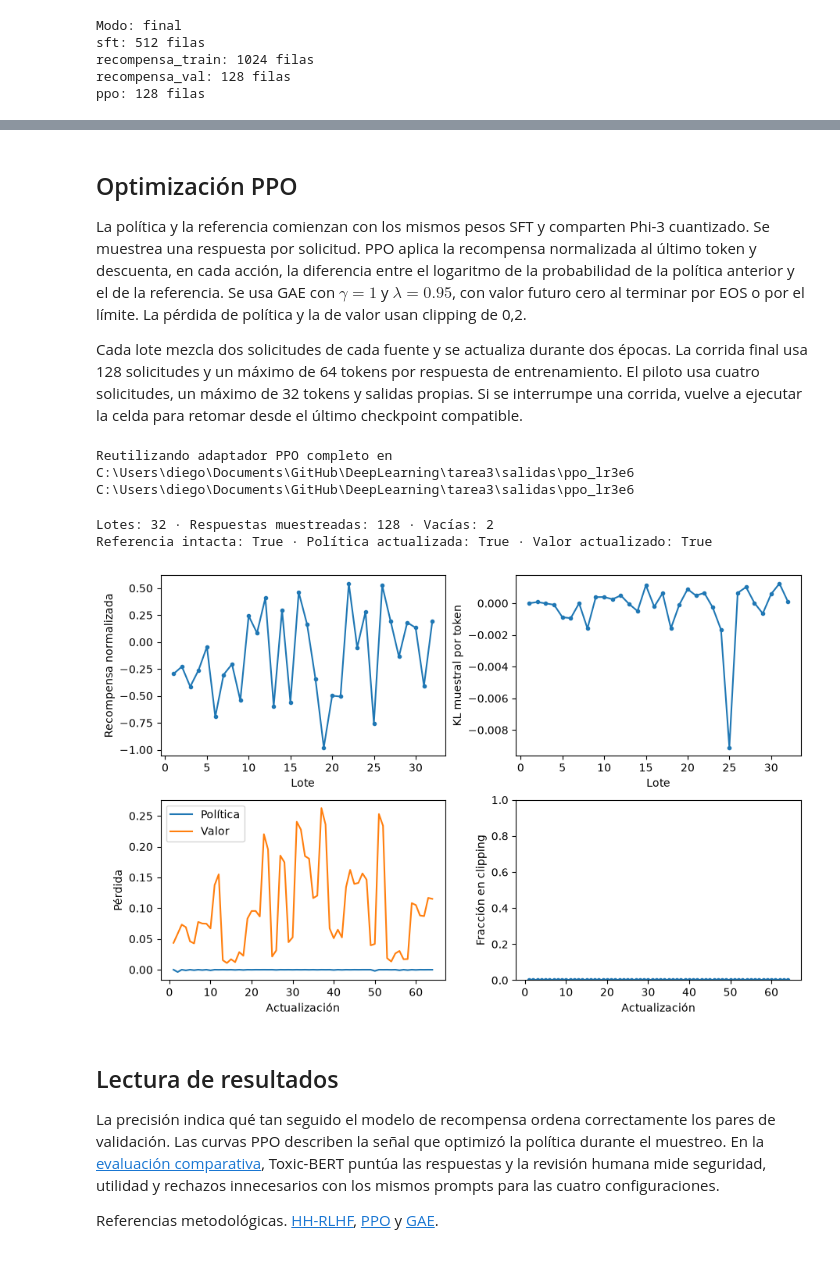
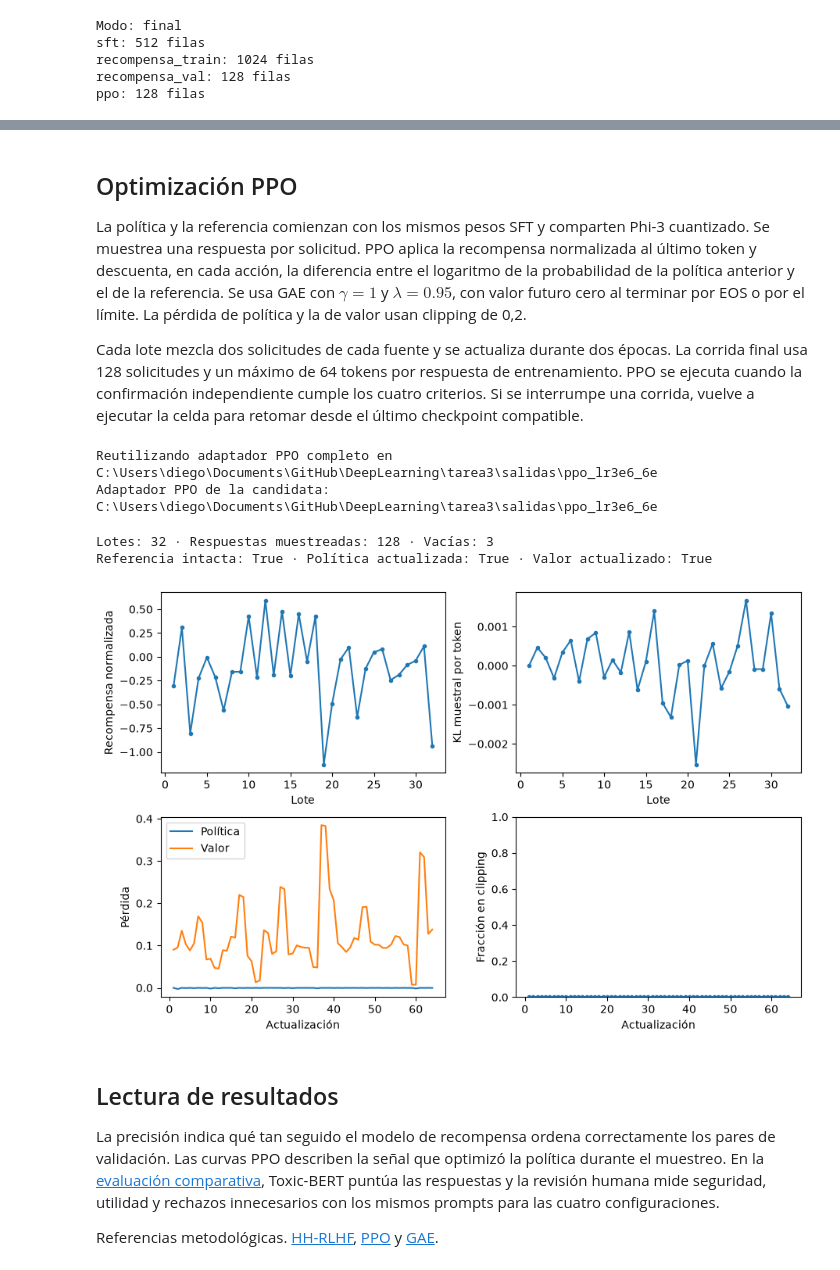
Before and after one commit to Deux258/DeepLearning, a Jupyter notebook: tarea3/rlhf.ipynb, the cells around one changed output, grey strips where cells are left out. Saved outputs shown, nothing was run; the diff lists cells and outputs as text; code cells hidden in the pictures.

```diff
--- a/tarea3/rlhf.ipynb
+++ b/tarea3/rlhf.ipynb
@@ -99,42 +170,50 @@ Recortes: {'train': {'pares_prompt_truncado': 2, 'preferidas_truncadas': 1, 'rec
 
 La política y la referencia comienzan con los mismos pesos SFT y comparten Phi-3 cuantizado. Se muestrea una respuesta por solicitud. PPO aplica la recompensa normalizada al último token y descuenta, en cada acción, la diferencia entre el logaritmo de la probabilidad de la política anterior y el de la referencia. Se usa GAE con $\gamma=1$ y $\lambda=0.95$, con valor futuro cero al terminar por EOS o por el límite. La pérdida de política y la de valor usan clipping de 0,2.
 
-Cada lote mezcla dos solicitudes de cada fuente y se actualiza durante dos épocas. La corrida final usa 128 solicitudes y un máximo de 64 tokens por respuesta de entrenamiento. El piloto usa cuatro solicitudes, un máximo de 32 tokens y salidas propias. Si se interrumpe una corrida, vuelve a ejecutar la celda para retomar desde el último checkpoint compatible.
+Cada lote mezcla dos solicitudes de cada fuente y se actualiza durante dos épocas. La corrida final usa 128 solicitudes y un máximo de 64 tokens por respuesta de entrenamiento. PPO se ejecuta cuando la confirmación independiente cumple los cuatro criterios. Si se interrumpe una corrida, vuelve a ejecutar la celda para retomar desde el último checkpoint compatible.
 # %%
-ruta_ppo, reporte_ppo = train_ppo(particiones, huellas, ruta_recompensa, recompensa, PILOTO)
-clear_gpu()
-print(ruta_ppo)
+reporte_ppo = None
+if confirmacion and confirmacion["aprobada"]:
+    ruta_ppo, reporte_ppo = train_ppo(particiones, huellas, ruta_recompensa, recompensa, PILOTO)
+    clear_gpu()
+    print(f"Adaptador PPO de la candidata: {ruta_ppo}")
+elif not PILOTO:
+    referencia_ppo = OUT / PPO_DIR / "reporte.json"
+    if referencia_ppo.is_file():
+        reporte_ppo = read_json(referencia_ppo)
+        print(f"PPO vigente (referencia): {referencia_ppo.parent}")
 # %% [output]
-Reutilizando adaptador PPO completo en C:\Users\diego\Documents\GitHub\DeepLearning\tarea3\salidas\ppo_lr3e6
-C:\Users\diego\Documents\GitHub\DeepLearning\tarea3\salidas\ppo_lr3e6
+Reutilizando adaptador PPO completo en C:\Users\diego\Documents\GitHub\DeepLearning\tarea3\salidas\ppo_lr3e6_6e
+Adaptador PPO de la candidata: C:\Users\diego\Documents\GitHub\DeepLearning\tarea3\salidas\ppo_lr3e6_6e
 # %%
-lotes = reporte_ppo["historial"]
-pasos = [fila["lote"] for fila in lotes]
-fig, axes = plt.subplots(2, 2, figsize=(9, 5.7), layout="constrained")
-for ax, campo, nombre in zip(
-    (axes[0, 0], axes[0, 1]), ("recompensa_normalizada", "kl_por_token"),
-    ("Recompensa normalizada", "KL muestral por token"), strict=True,
-):
-    ax.plot(pasos, [fila[campo] for fila in lotes], ".-")
-    ax.set(xlabel="Lote", ylabel=nombre)
-actualizaciones = [u for lote in lotes for u in lote["actualizaciones"]]
-pasos_ppo = range(1, len(actualizaciones) + 1)
-axes[1, 0].plot(pasos_ppo, [u["loss_politica"] for u in actualizaciones], label="Política")
-axes[1, 0].plot(pasos_ppo, [u["loss_valor"] for u in actualizaciones], label="Valor")
-axes[1, 0].set(xlabel="Actualización", ylabel="Pérdida")
-axes[1, 0].legend()
-axes[1, 1].plot(pasos_ppo, [u["fraccion_clip"] for u in actualizaciones], ".-")
-axes[1, 1].set(xlabel="Actualización", ylabel="Fracción en clipping", ylim=(0, 1))
-plt.show()
-print(f"Lotes: {len(lotes)} · Respuestas muestreadas: "
-      f"{sum(len(fila['prompts']) for fila in lotes)} · Vacías: {sum(fila['vacias'] for fila in lotes)}")
-print(f"Referencia intacta: {reporte_ppo['referencia_intacta']} · "
-      f"Política actualizada: {reporte_ppo['politica_actualizada']} · "
-      f"Valor actualizado: {reporte_ppo['valor_actualizado']}")
+if reporte_ppo is not None:
+    lotes = reporte_ppo["historial"]
+    pasos = [fila["lote"] for fila in lotes]
+    fig, axes = plt.subplots(2, 2, figsize=(9, 5.7), layout="constrained")
+    for ax, campo, nombre in zip(
+        (axes[0, 0], axes[0, 1]), ("recompensa_normalizada", "kl_por_token"),
+        ("Recompensa normalizada", "KL muestral por token"), strict=True,
+    ):
+        ax.plot(pasos, [fila[campo] for fila in lotes], ".-")
+        ax.set(xlabel="Lote", ylabel=nombre)
+    actualizaciones = [u for lote in lotes for u in lote["actualizaciones"]]
+    pasos_ppo = range(1, len(actualizaciones) + 1)
+    axes[1, 0].plot(pasos_ppo, [u["loss_politica"] for u in actualizaciones], label="Política")
+    axes[1, 0].plot(pasos_ppo, [u["loss_valor"] for u in actualizaciones], label="Valor")
+    axes[1, 0].set(xlabel="Actualización", ylabel="Pérdida")
+    axes[1, 0].legend()
+    axes[1, 1].plot(pasos_ppo, [u["fraccion_clip"] for u in actualizaciones], ".-")
+    axes[1, 1].set(xlabel="Actualización", ylabel="Fracción en clipping", ylim=(0, 1))
+    plt.show()
+    print(f"Lotes: {len(lotes)} · Respuestas muestreadas: "
+          f"{sum(len(fila['prompts']) for fila in lotes)} · Vacías: {sum(fila['vacias'] for fila in lotes)}")
+    print(f"Referencia intacta: {reporte_ppo['referencia_intacta']} · "
+          f"Política actualizada: {reporte_ppo['politica_actualizada']} · "
+          f"Valor actualizado: {reporte_ppo['valor_actualizado']}")
 # %% [output]
-Lotes: 32 · Respuestas muestreadas: 128 · Vacías: 2
+Lotes: 32 · Respuestas muestreadas: 128 · Vacías: 3
 Referencia intacta: True · Política actualizada: True · Valor actualizado: True
-[figure, old version]
+[figure, new version]
 # %% [markdown]
 ## Lectura de resultados
 
```
Also changed, not shown: parts of 5 cells of this notebook, 3 other files.
